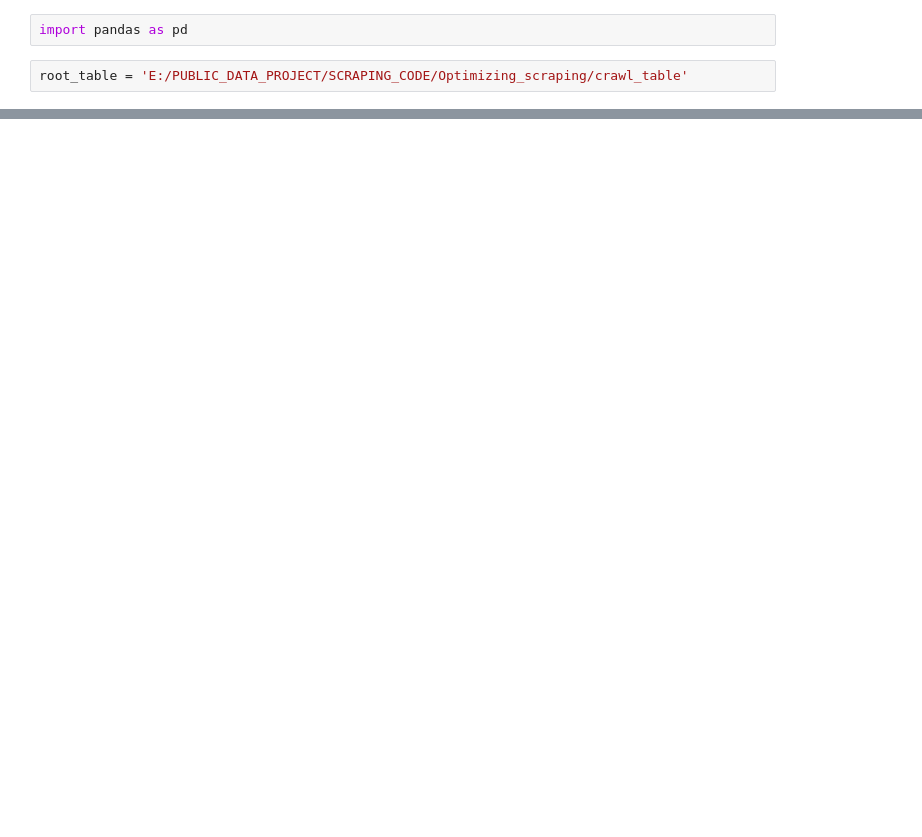
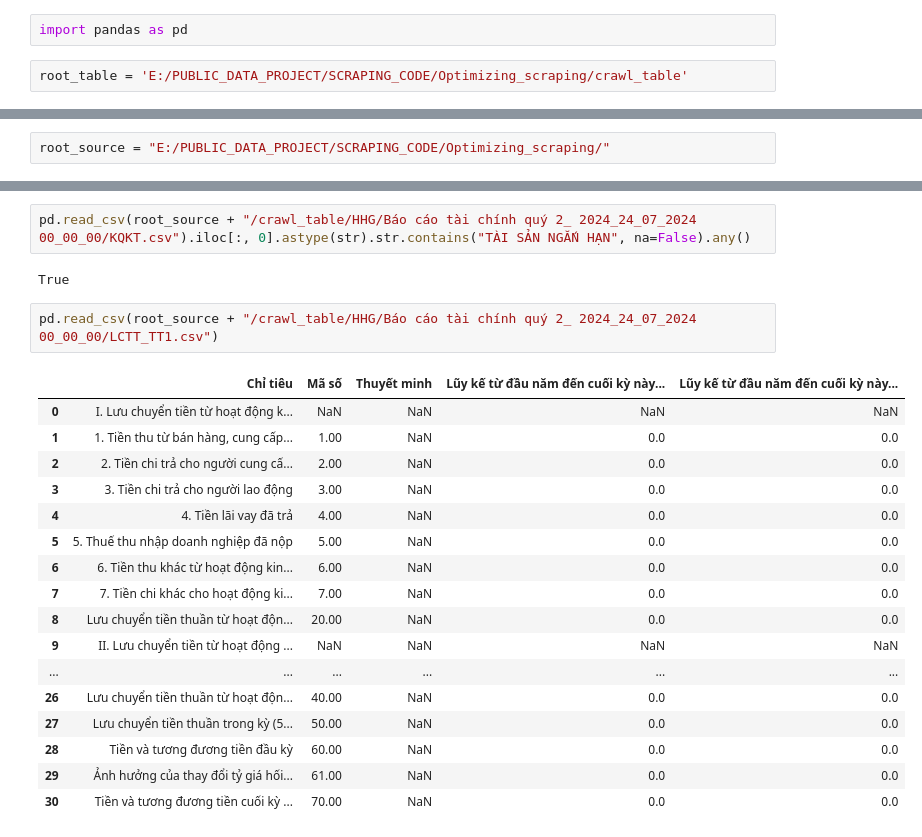
Before and after one commit to giangchicken/SSC_SCRAPING, a Jupyter notebook: crosscheck_Ha/testcase.ipynb, the cells around one changed output, grey strips where cells are left out. Saved outputs shown, nothing was run; the diff lists cells and outputs as text; blank space fills up the shorter version.

```diff
--- a/crosscheck_Ha/testcase.ipynb
+++ b/crosscheck_Ha/testcase.ipynb
@@ -100,0 +97,2 @@ def map_source(df_before, df_after):
+# %%
+root_source = "E:/PUBLIC_DATA_PROJECT/SCRAPING_CODE/Optimizing_scraping/"
@@ -100,0 +115,24 @@ def map_source(df_before, df_after):
+# %%
+pd.read_csv(root_source + "/crawl_table/HHG/Báo cáo tài chính quý 2_ 2024_24_07_2024 00_00_00/KQKT.csv").iloc[:, 0].astype(str).str.contains("TÀI SẢN NGẮN HẠN", na=False).any()
+# %% [output]
+True
+# %%
+pd.read_csv(root_source + "/crawl_table/HHG/Báo cáo tài chính quý 2_ 2024_24_07_2024 00_00_00/LCTT_TT1.csv")
+# %% [output]
+|  | Chỉ tiêu | Mã số | Thuyết minh | Lũy kế từ đầu năm đến cuối kỳ này... | Lũy kế từ đầu năm đến cuối kỳ này... |
+| 0 | I. Lưu chuyển tiền từ hoạt động k... | NaN | NaN | NaN | NaN |
+| 1 | 1. Tiền thu từ bán hàng, cung cấp... | 1.00 | NaN | 0.0 | 0.0 |
+| 2 | 2. Tiền chi trả cho người cung cấ... | 2.00 | NaN | 0.0 | 0.0 |
+| 3 | 3. Tiền chi trả cho người lao động | 3.00 | NaN | 0.0 | 0.0 |
+| 4 | 4. Tiền lãi vay đã trả | 4.00 | NaN | 0.0 | 0.0 |
+| 5 | 5. Thuế thu nhập doanh nghiệp đã nộp | 5.00 | NaN | 0.0 | 0.0 |
+| 6 | 6. Tiền thu khác từ hoạt động kin... | 6.00 | NaN | 0.0 | 0.0 |
+| 7 | 7. Tiền chi khác cho hoạt động ki... | 7.00 | NaN | 0.0 | 0.0 |
+| 8 | Lưu chuyển tiền thuần từ hoạt độn... | 20.00 | NaN | 0.0 | 0.0 |
+| 9 | II. Lưu chuyển tiền từ hoạt động ... | NaN | NaN | NaN | NaN |
+| ... | ... | ... | ... | ... | ... |
+| 26 | Lưu chuyển tiền thuần từ hoạt độn... | 40.00 | NaN | 0.0 | 0.0 |
+| 27 | Lưu chuyển tiền thuần trong kỳ (5... | 50.00 | NaN | 0.0 | 0.0 |
+| 28 | Tiền và tương đương tiền đầu kỳ | 60.00 | NaN | 0.0 | 0.0 |
+| 29 | Ảnh hưởng của thay đổi tỷ giá hối... | 61.00 | NaN | 0.0 | 0.0 |
+| 30 | Tiền và tương đương tiền cuối kỳ ... | 70.00 | NaN | 0.0 | 0.0 |
```
Also changed, not shown: parts of 12 cells of this notebook, 2 other files.
